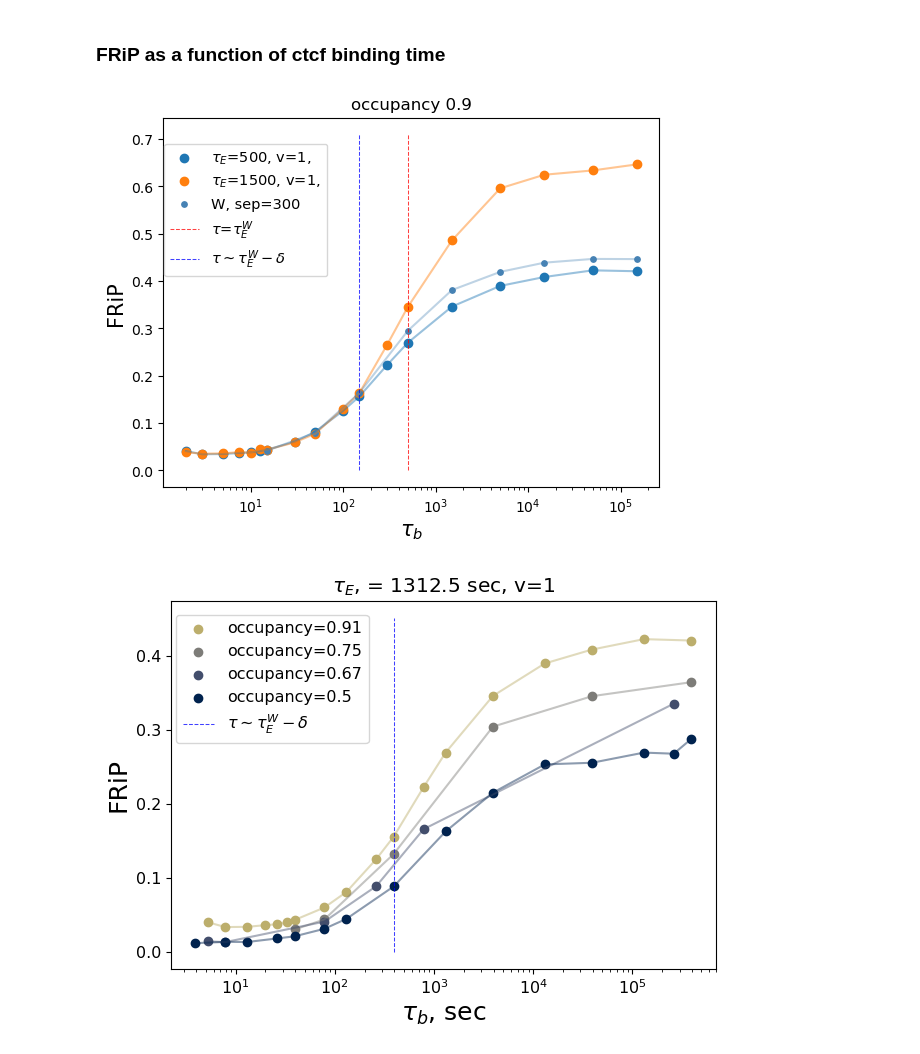
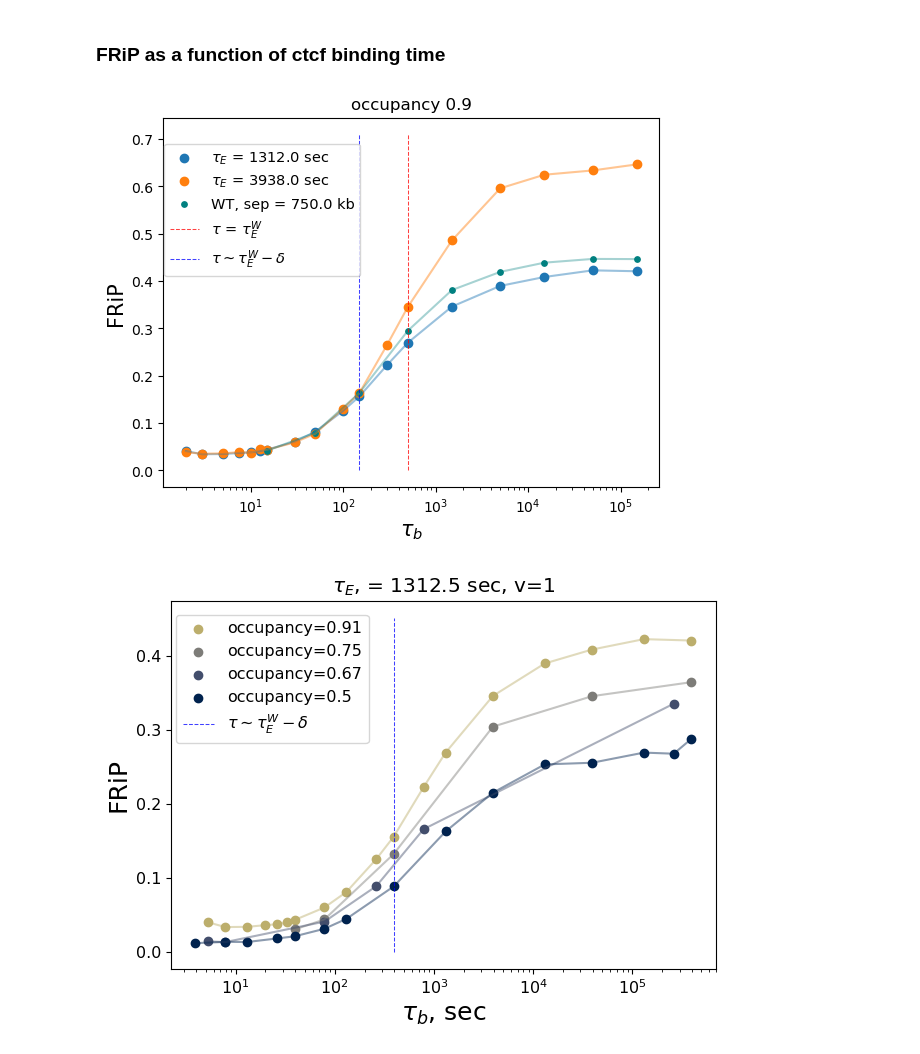
Before and after one commit to Fudenberg-Research-Group/dynamic_extrusion_boundaries, a Jupyter notebook: analysis/frip_and_loop_size_analysis.ipynb, the cells around one changed output. Saved outputs shown, nothing was run; the diff lists cells and outputs as text; code cells hidden in the pictures.

```diff
--- a/analysis/frip_and_loop_size_analysis.ipynb
+++ b/analysis/frip_and_loop_size_analysis.ipynb
@@ -10,15 +8,16 @@ from scipy.ndimage import gaussian_filter1d
 
 def smooth(x, sigma = 1.75):
         return gaussian_filter1d(x, sigma)
+# %%
+### converting from lattice based
+TIME_CONV_COEF = convertor= 21.875 * 60 / 500 #to convert from lattice based to seconds
+LATTICE_CONV_COEF = 0.25 #each lattice site is 0.25 kb
 # %%
-file = pd.read_csv('output/scores/fripscore_sep_100.csv')
+file = pd.read_csv('../output/scores/simulation/scores/fripscore_sep_100.csv')
 
-file_300 = pd.read_csv('output/scores/fripscore_sep_300.csv')
+file_300 = pd.read_csv('../output/scores/simulation/scores/fripscore_sep_300.csv')
 file = file[file[' clife']!=500000]
 lifetime = file['lifetime']
-velocity = file[' velocity']
-clife = file[' clife']
-cof = file[' cof']
 
 unique_life = np.unique(lifetime)
 # %% [markdown]
@@ -26,40 +25,37 @@ unique_life = np.unique(lifetime)
 # %%
 lifes, vels = [500, 1500] , [1]
 
 for life in lifes:
     for vel in vels:
-        if (life==1500 and vel==3): continue
-        new_file = file[(lifetime == life)&(velocity == vel)&(clife == 10*cof)][[' clife',' cof', ' fripscore']]
+        new_file = file.query('lifetime == @life and ` velocity` == @vel and ` clife`==10*` cof`')[[' clife',' cof', ' fripscore']]
         new_file_filtered = new_file.drop_duplicates(keep = 'first')
         new_file_filtered = new_file_filtered.sort_values(' clife')
         new_clife = new_file_filtered[' clife']
         new_clife_300 = file_300[' clife']
         frip_score = new_file_filtered[' fripscore']
         frip_score_300 = file_300[' fripscore']
-        plt.scatter(new_clife[1:], frip_score[1:], label=r'$\tau_E$=%s, v=%s, '%(life,vel))
+        plt.scatter(new_clife[1:], frip_score[1:], label=r'$\tau_E$ = %s sec'%(np.round(life * TIME_CONV_COEF)))
         plt.plot(new_clife[1:], frip_score[1:], alpha = 0.45)
 
-clife_300 = file_300[' clife']
-cof_300 = file_300[' cof']
-file_300 = file_300[(clife_300 == 10 * cof_300)]
+file_300 = file_300.query('` clife`==10*` cof`')
 file_300 = file_300.sort_values(' clife')
-plt.scatter(file_300[' clife'][:9],file_300[' fripscore'][:9],color='steelblue',s=15,label=r'W, sep=300')
-plt.plot(file_300[' clife'][:9],file_300[' fripscore'][:9],color='steelblue', alpha = 0.35)
+plt.scatter(file_300[' clife'][:9],file_300[' fripscore'][:9],color='teal',s=15,label=r'WT, sep = %s kb'%(3000*LATTICE_CONV_COEF))
+plt.plot(file_300[' clife'][:9],file_300[' fripscore'][:9],color='teal', alpha = 0.35)
 life_w = 500
 delta = 350
-plt.plot([life_w, life_w, life_w],[0,0.5,0.71],'--', color = 'red',alpha = 0.75, linewidth = 0.75, label = r'$\tau$=$\tau^W_E$')
+plt.plot([life_w, life_w, life_w],[0,0.5,0.71],'--', color = 'red',alpha = 0.75, linewidth = 0.75, label = r'$\tau$ = $\tau^W_E$')
 plt.plot([life_w-delta, life_w-delta, life_w-delta],[0,0.5,0.71],'--', color = 'blue',
          alpha = 0.75, linewidth = 0.75, label = r'$\tau$$\sim$$\tau^W_E-\delta$')
 plt.xlim()
 plt.title('occupancy 0.9')
 plt.xscale('log')
 plt.legend(fontsize = 10.51,loc = (0.001,0.57))
 plt.ylabel('FRiP',fontsize = 15)
 plt.xlabel(r'$\tau_b$', fontsize = 15)
-plt.savefig('output/figures/frip_for_tau_extruder_params.pdf')
+plt.savefig('../output/figures/frip_for_tau_extruder_params.pdf')
 plt.show()
 # %% [output]
-[figure, old version]
+[figure, new version]
 # %%
 # adding a column for occupancy in data frame as a funciton of binding and unbinding time
 file[' occupancy']=file[' clife']/(file[' cof']+file[' clife'])
```
Also changed, not shown: parts of 7 cells of this notebook.
